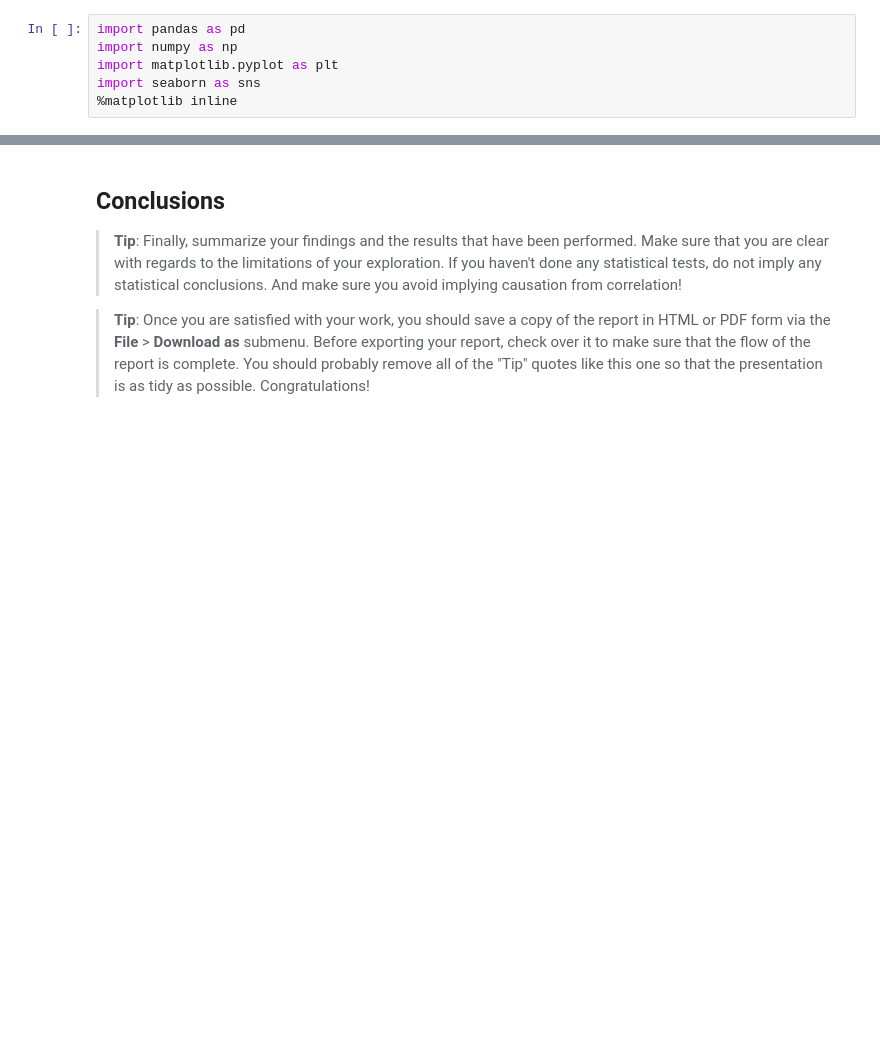
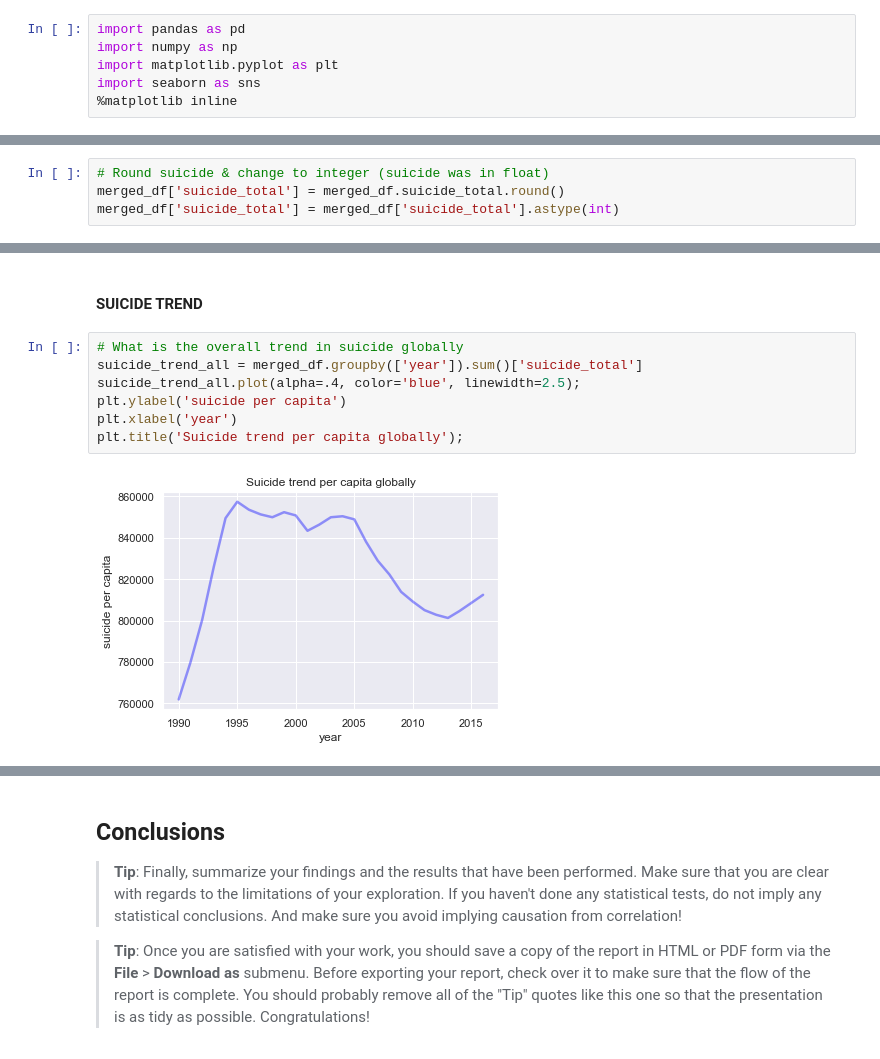
Before and after one commit to AndrejaCH/Data_Investigation, a Jupyter notebook: investigate-a-dataset-template.ipynb, the cells around one changed output, grey strips where cells are left out. Saved outputs shown, nothing was run; the diff lists cells and outputs as text; blank space fills up the shorter version.

```diff
--- a/investigate-a-dataset-template.ipynb
+++ b/investigate-a-dataset-template.ipynb
@@ -100,0 +213,4 @@ import seaborn as sns
+# %%
+# Round suicide & change to integer (suicide was in float)
+merged_df['suicide_total'] = merged_df.suicide_total.round()
+merged_df['suicide_total'] = merged_df['suicide_total'].astype(int)
@@ -100,0 +390,11 @@ import seaborn as sns
+# %% [markdown]
+#### SUICIDE TREND
+# %%
+# What is the overall trend in suicide globally
+suicide_trend_all = merged_df.groupby(['year']).sum()['suicide_total']
+suicide_trend_all.plot(alpha=.4, color='blue', linewidth=2.5);
+plt.ylabel('suicide per capita')
+plt.xlabel('year')
+plt.title('Suicide trend per capita globally');
+# %% [output]
+[figure, added]
```
Also changed, not shown: parts of 107 cells of this notebook.
